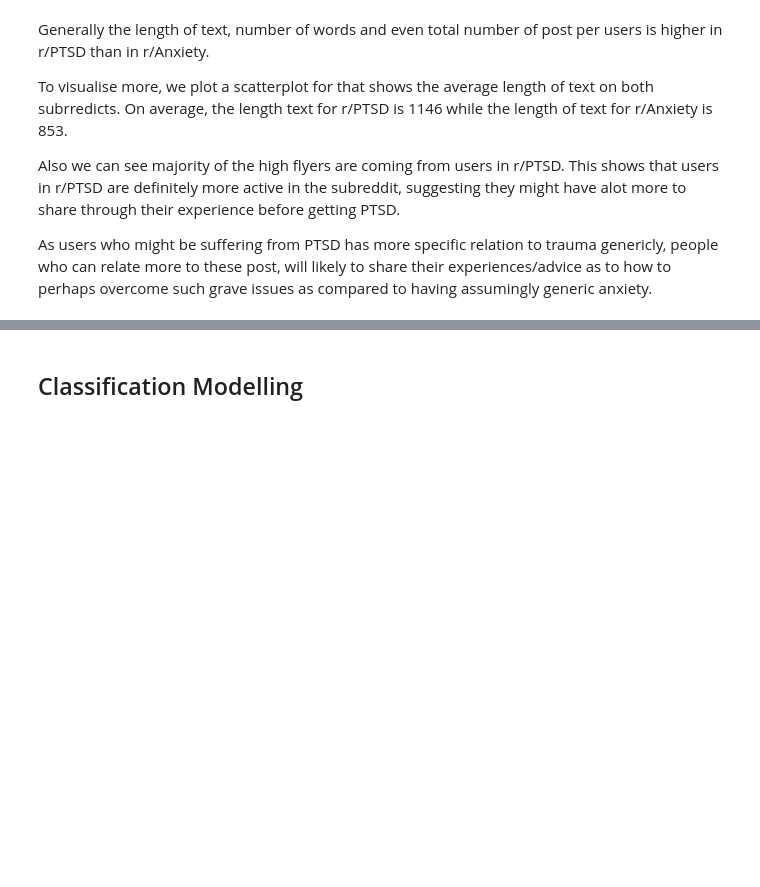
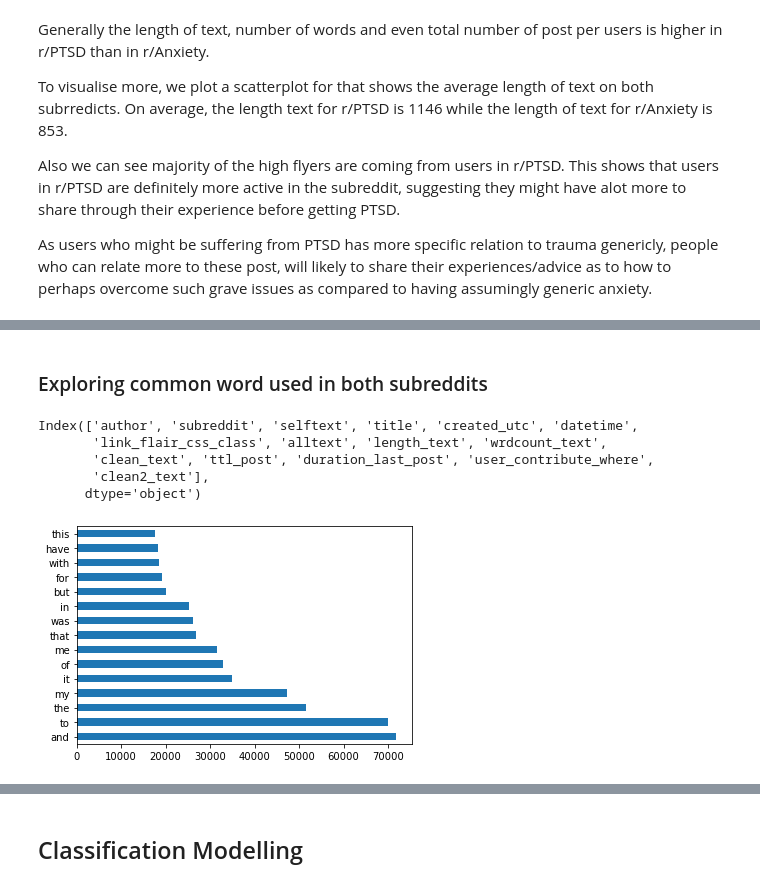
Before and after one commit to msamhz/GA-Lessons, a Jupyter notebook: project_3/Project3_V1.ipynb, the cells around one changed output, grey strips where cells are left out. Drawn from its saved outputs; the diff is of its cells as text; code cells hidden in the pictures; blank space fills up the shorter version.

```diff
--- a/project_3/Project3_V1.ipynb
+++ b/project_3/Project3_V1.ipynb
@@ -685,0 +321,27 @@ Name: sentiments, dtype: float64
+# %% [markdown]
+### Exploring common word used in both subreddits
+# %%
+df.columns
+# %% [output]
+Index(['author', 'subreddit', 'selftext', 'title', 'created_utc', 'datetime',
+       'link_flair_css_class', 'alltext', 'length_text', 'wrdcount_text',
+       'clean_text', 'ttl_post', 'duration_last_post', 'user_contribute_where',
+       'clean2_text'],
+      dtype='object')
+# %%
+ptsd_text = ptsd['clean_text']
+ptsd_subreddit = ptsd['subreddit']
+# %%
+cvec = CountVectorizer()
+
+cvec.fit(ptsd_text,ptsd_subreddit)
+ptsd_text = cvec.transform(ptsd_text)
+# %%
+# show the 15 common words for r/PTSD
+ptsd_df = pd.DataFrame(ptsd_text.todense(),
+                          columns=cvec.get_feature_names_out())
+
+# plot top occuring words
+ptsd_df.sum().sort_values(ascending=False).head(15).plot(kind='barh');
+# %% [output]
+[figure, added]
```
Also changed, not shown: parts of 41 cells of this notebook.
